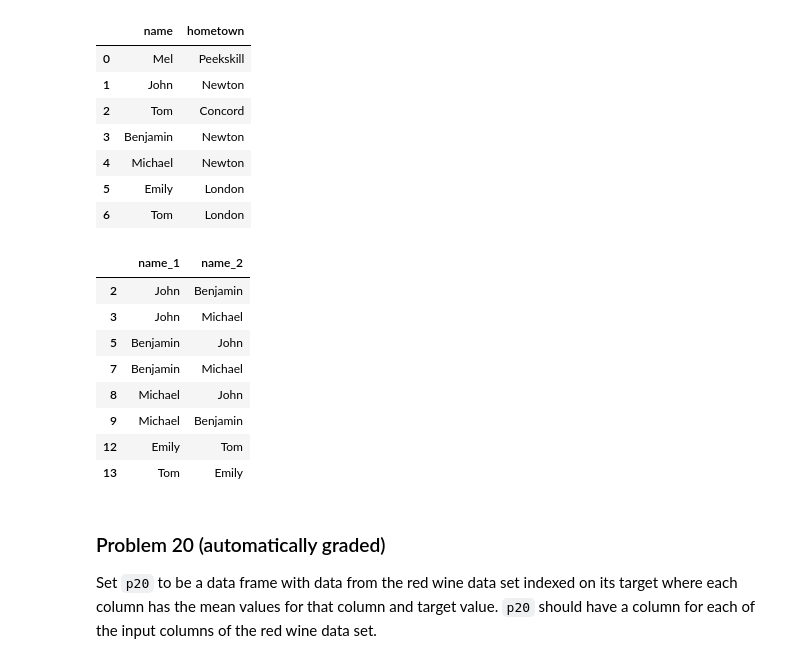
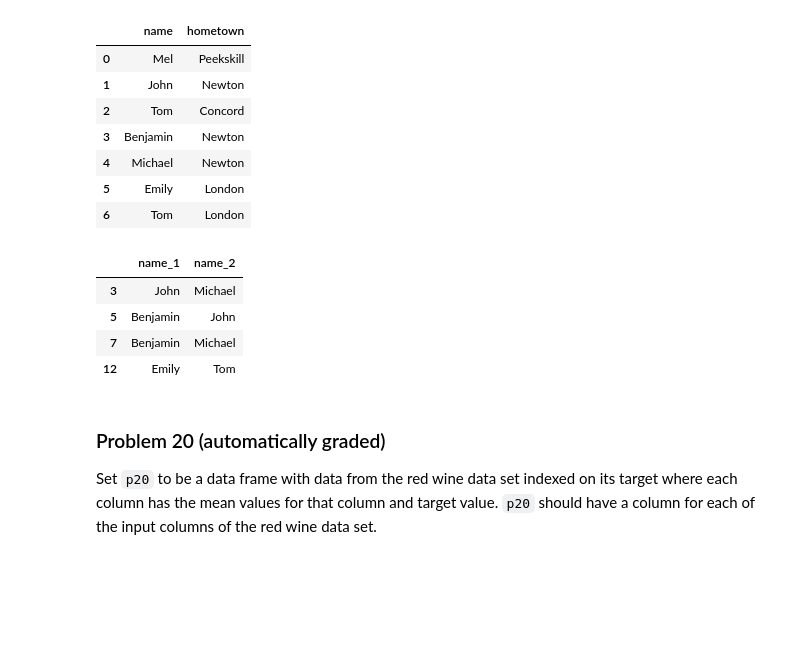
Before and after one commit to kmstepka/dx602-homework-10, a Jupyter notebook: homework.ipynb, the cells around one changed output. Cells and saved outputs as stored; diff of their text form; code cells hidden in the pictures; blank space fills up the shorter version.

```diff
--- a/homework.ipynb
+++ b/homework.ipynb
@@ -384,18 +385,14 @@ q19
 # %%
 # YOUR CHANGES HERE
 
-p19 = q19.merge(q19, on='hometown', suffixes=('_1', '_2')).drop('hometown', axis=1).query("name_1 != name_2")
+p19 = q19.merge(q19, on='hometown', suffixes=('_1', '_2')).drop('hometown', axis=1).query("name_1 != name_2 and name_1 < name_2")
 p19
 # %% [output]
 |  | name_1 | name_2 |
-| 2 | John | Benjamin |
 | 3 | John | Michael |
 | 5 | Benjamin | John |
 | 7 | Benjamin | Michael |
-| 8 | Michael | John |
-| 9 | Michael | Benjamin |
 | 12 | Emily | Tom |
-| 13 | Tom | Emily |
 # %% [markdown]
 ### Problem 20 (automatically graded)
 
```
Also changed, not shown: parts of 4 cells of this notebook.
